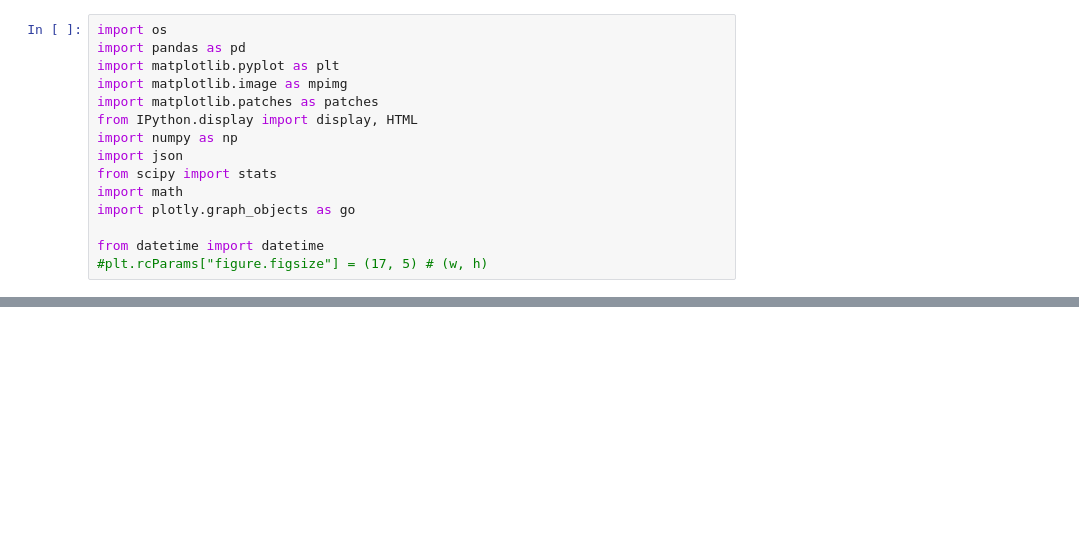
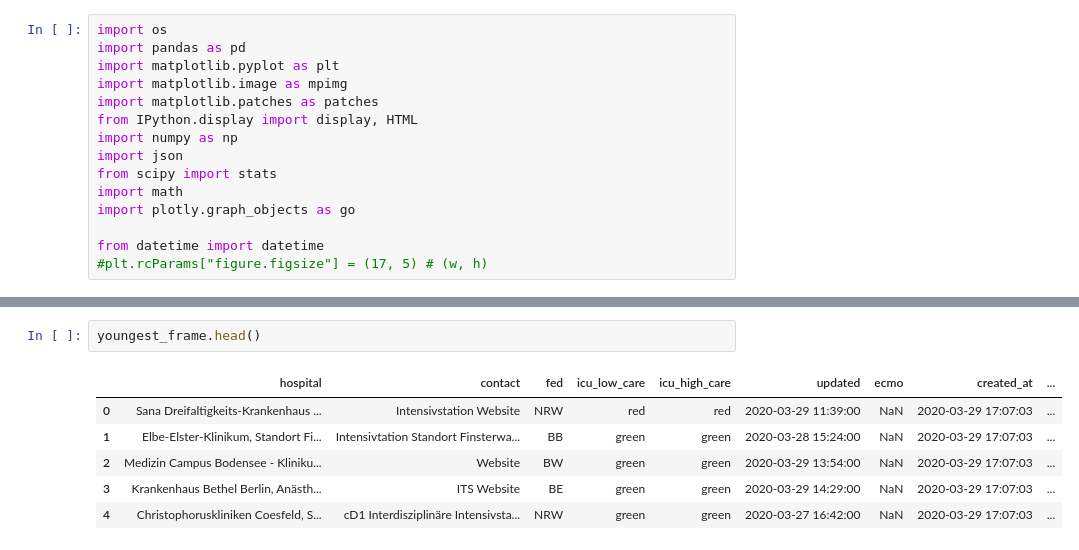
Before and after one commit to marc101101/intensiv-betten, a Jupyter notebook: data_analytics/Andal.ipynb, the cells around one changed output, grey strips where cells are left out. Cells and saved outputs as stored; diff of their text form; blank space fills up the shorter version.

```diff
--- a/data_analytics/Andal.ipynb
+++ b/data_analytics/Andal.ipynb
@@ -58,0 +72,9 @@ main_frame['updated'] = pd.to_datetime(main_frame['updated'])
+# %%
+youngest_frame.head()
+# %% [output]
+|  | hospital | contact | fed | icu_low_care | icu_high_care | updated | ecmo | created_at | ... |
+| 0 | Sana Dreifaltigkeits-Krankenhaus ... | Intensivstation Website | NRW | red | red | 2020-03-29 11:39:00 | NaN | 2020-03-29 17:07:03 | ... |
+| 1 | Elbe-Elster-Klinikum, Standort Fi... | Intensivtation Standort Finsterwa... | BB | green | green | 2020-03-28 15:24:00 | NaN | 2020-03-29 17:07:03 | ... |
+| 2 | Medizin Campus Bodensee - Kliniku... | Website | BW | green | green | 2020-03-29 13:54:00 | NaN | 2020-03-29 17:07:03 | ... |
+| 3 | Krankenhaus Bethel Berlin, Anästh... | ITS Website | BE | green | green | 2020-03-29 14:29:00 | NaN | 2020-03-29 17:07:03 | ... |
+| 4 | Christophoruskliniken Coesfeld, S... | cD1 Interdisziplinäre Intensivsta... | NRW | green | green | 2020-03-27 16:42:00 | NaN | 2020-03-29 17:07:03 | ... |
```
Also changed, not shown: parts of 16 cells of this notebook, 3 other files.
